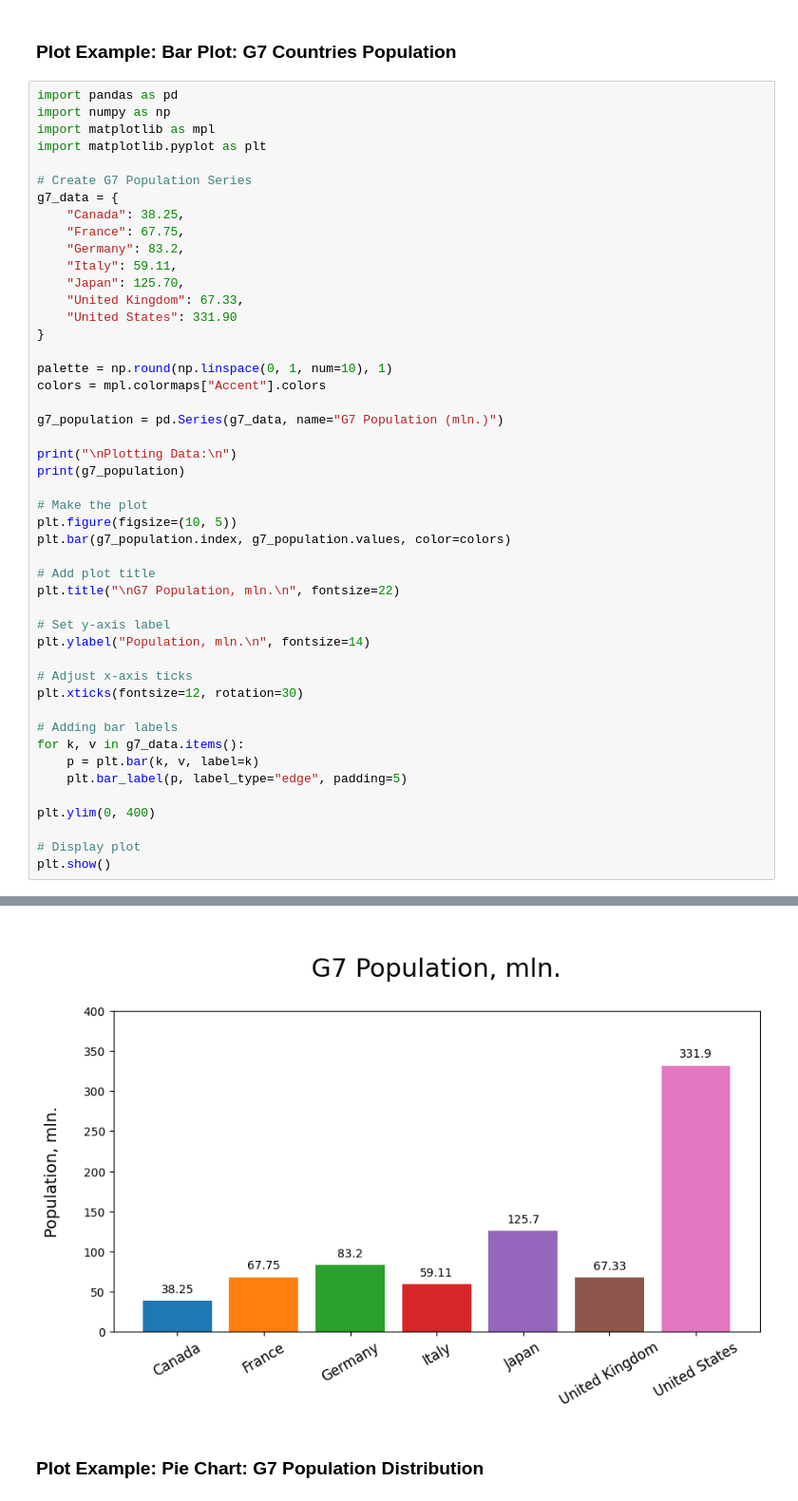
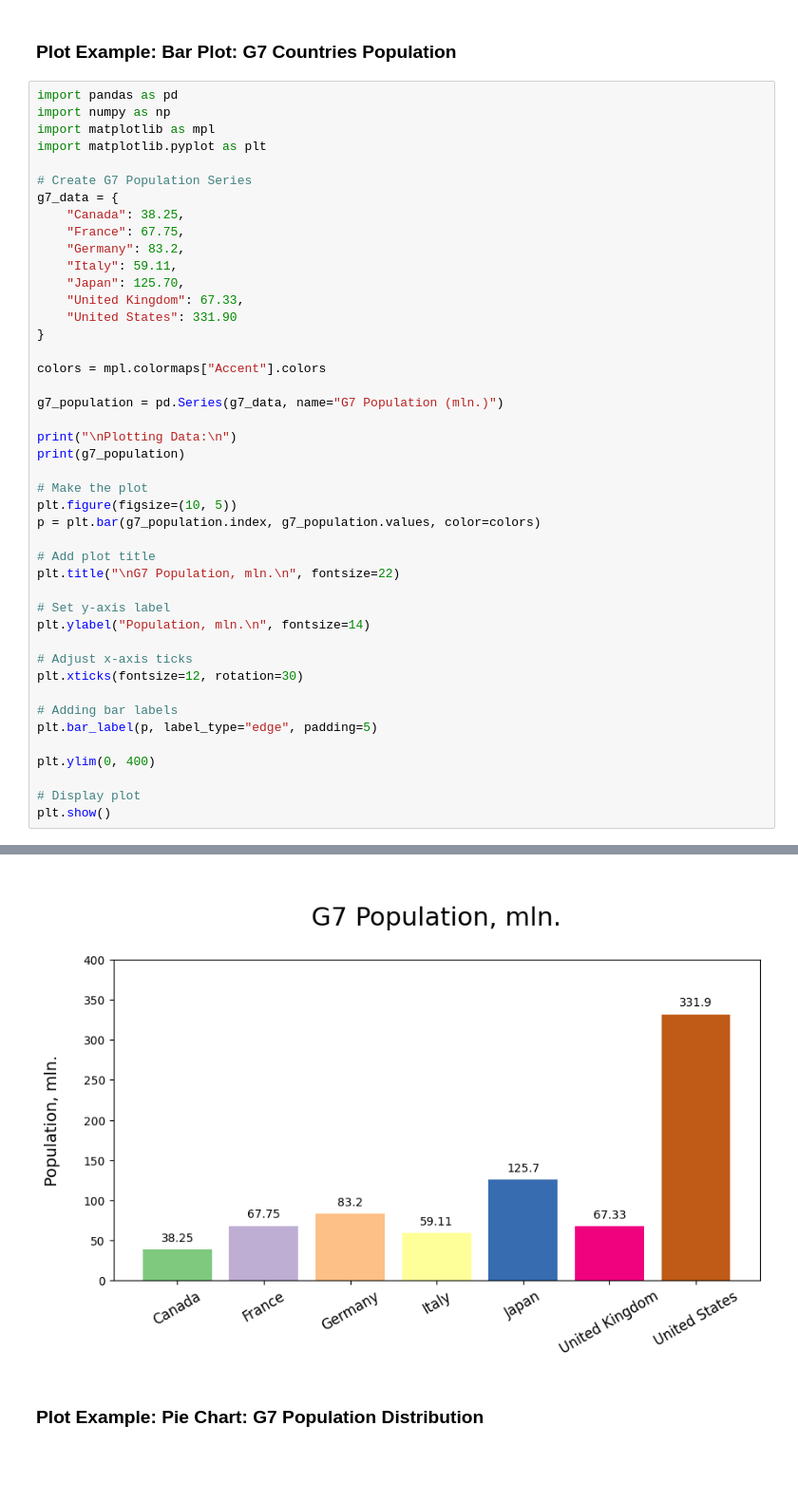
Before and after one commit to lajm-programming/data-analysis-2023, a Jupyter notebook: Pandas/01_Pandas_Series.ipynb, the cells around one changed output, grey strips where cells are left out. Shown at 95% size. Drawn from its saved outputs; the diff is of its cells as text; blank space fills up the shorter version.

```diff
--- a/Pandas/01_Pandas_Series.ipynb
+++ b/Pandas/01_Pandas_Series.ipynb
@@ -444,7 +448,6 @@ g7_data = {
     "United States": 331.90
 }
 
-palette = np.round(np.linspace(0, 1, num=10), 1)
 colors = mpl.colormaps["Accent"].colors
 
 g7_population = pd.Series(g7_data, name="G7 Population (mln.)")
@@ -454,38 +457,36 @@ print(g7_population)
 
 # Make the plot
 plt.figure(figsize=(10, 5))
-plt.bar(g7_population.index, g7_population.values, color=colors)
+p = plt.bar(g7_population.index, g7_population.values, color=colors)
 
 # Add plot title
 plt.title("\nG7 Population, mln.\n", fontsize=22)
 
 # Set y-axis label
 plt.ylabel("Population, mln.\n", fontsize=14)
 
 # Adjust x-axis ticks
 plt.xticks(fontsize=12, rotation=30)
 
 # Adding bar labels
-for k, v in g7_data.items():
-    p = plt.bar(k, v, label=k)
-    plt.bar_label(p, label_type="edge", padding=5)
+plt.bar_label(p, label_type="edge", padding=5)
 
 plt.ylim(0, 400)
 
 # Display plot
 plt.show()
 # %% [output]
 Plotting Data:
 
 Canada             38.25
 France             67.75
 Germany            83.20
 Italy              59.11
 Japan             125.70
 United Kingdom     67.33
 United States     331.90
 Name: G7 Population (mln.), dtype: float64
-[figure, old version]
+[figure, new version]
 # %% [markdown]
 ### Plot Example: Pie Chart: G7 Population Distribution
 # %%
```
Also changed, not shown: parts of 3 cells of this notebook.
